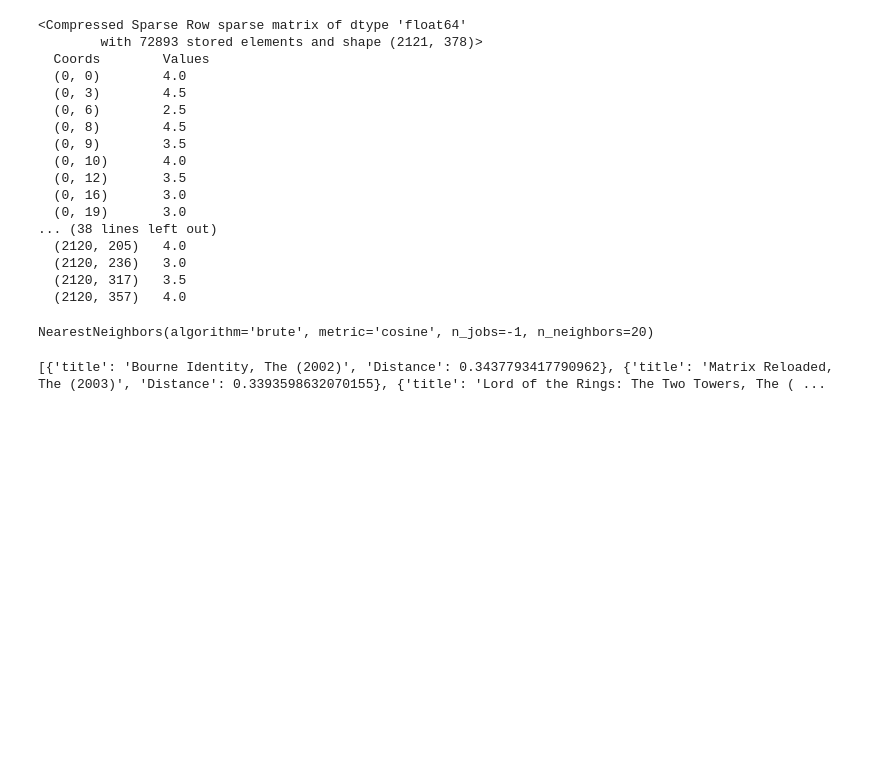
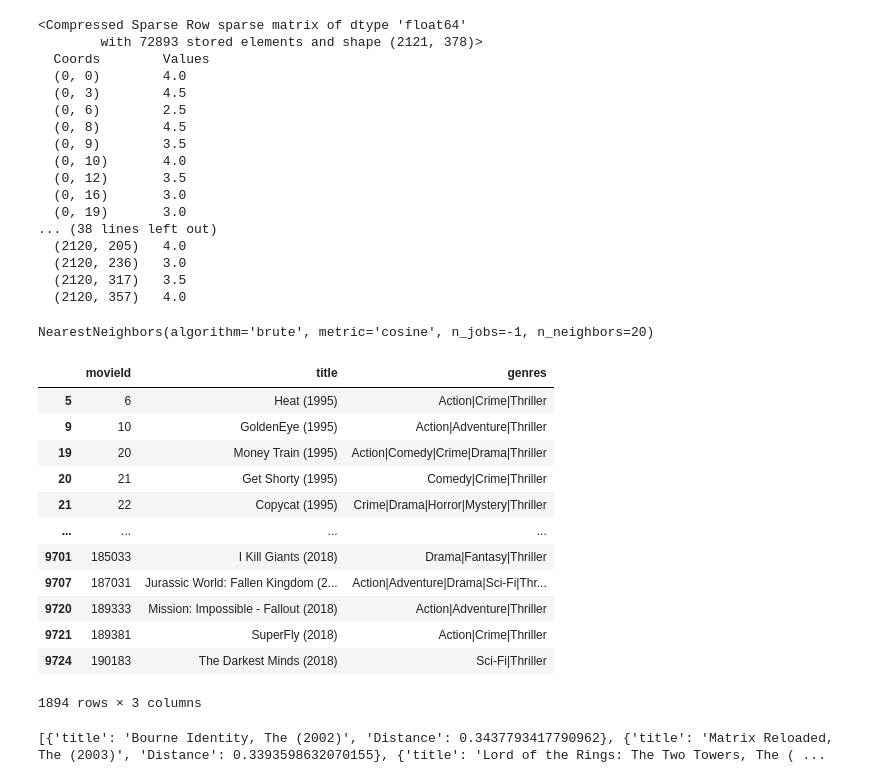
Before and after one commit to marcushsv/Movie-Recommender-Asaai, a Jupyter notebook: Movie Recommendation System.ipynb, the cells around one changed output. Cells and saved outputs as stored; diff of their text form; code cells hidden in the pictures; blank space fills up the shorter version.

Commit message:
genre 3

```diff
--- a/Movie Recommendation System.ipynb
+++ b/Movie Recommendation System.ipynb
@@ -249,3 +269,21 @@ def get_recommendation(movie_name):
+# %%
+test = movies[movies['genres'].str.contains("thriller", case=False)]
+# %%
+test
+# %% [output]
+|  | movieId | title | genres |
+| 5 | 6 | Heat (1995) | Action|Crime|Thriller |
+| 9 | 10 | GoldenEye (1995) | Action|Adventure|Thriller |
+| 19 | 20 | Money Train (1995) | Action|Comedy|Crime|Drama|Thriller |
+| 20 | 21 | Get Shorty (1995) | Comedy|Crime|Thriller |
+| 21 | 22 | Copycat (1995) | Crime|Drama|Horror|Mystery|Thriller |
+| ... | ... | ... | ... |
+| 9701 | 185033 | I Kill Giants (2018) | Drama|Fantasy|Thriller |
+| 9707 | 187031 | Jurassic World: Fallen Kingdom (2... | Action|Adventure|Drama|Sci-Fi|Thr... |
+| 9720 | 189333 | Mission: Impossible - Fallout (2018) | Action|Adventure|Thriller |
+| 9721 | 189381 | SuperFly (2018) | Action|Crime|Thriller |
+| 9724 | 190183 | The Darkest Minds (2018) | Sci-Fi|Thriller |
+1894 rows × 3 columns
 # %%
 get_recommendation("spider-man")
 # %% [output]
```
Also changed, not shown: parts of 7 cells of this notebook.
